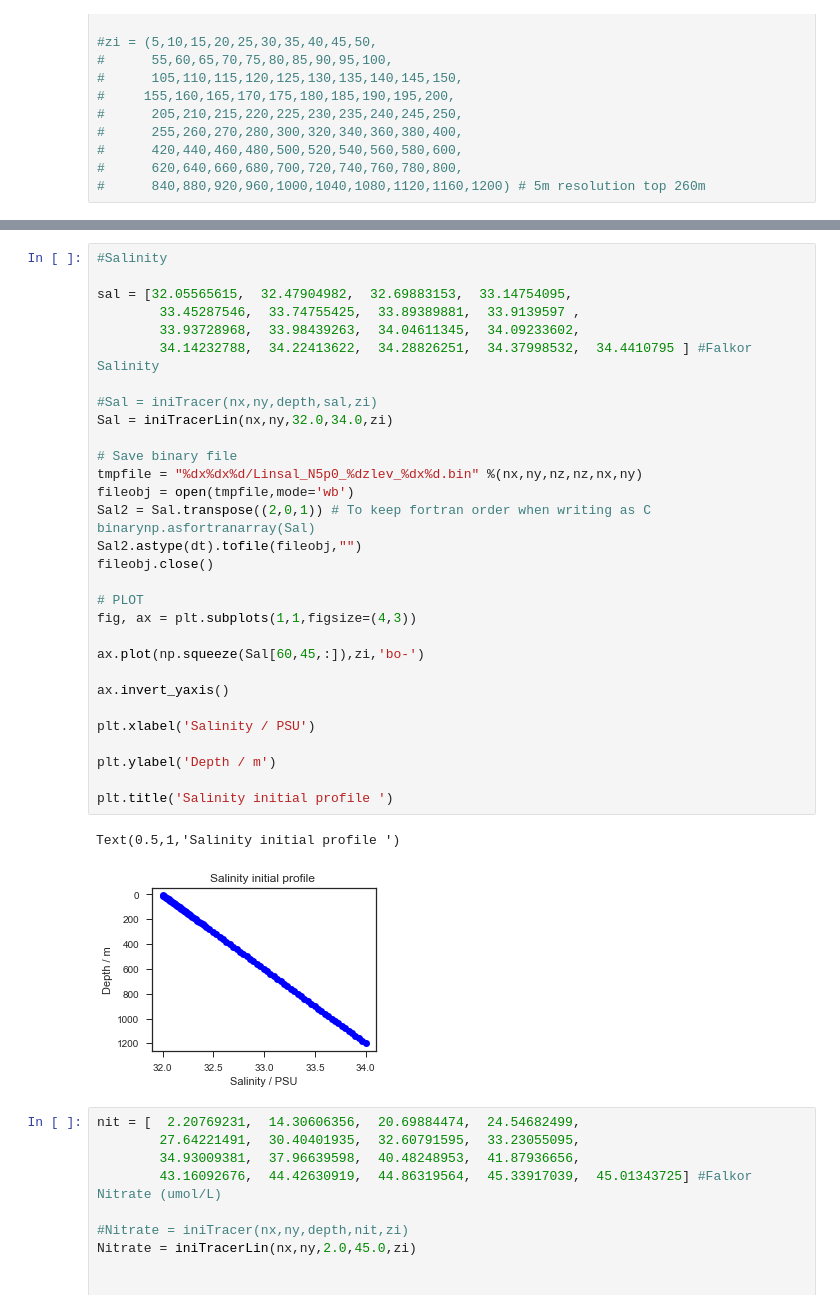
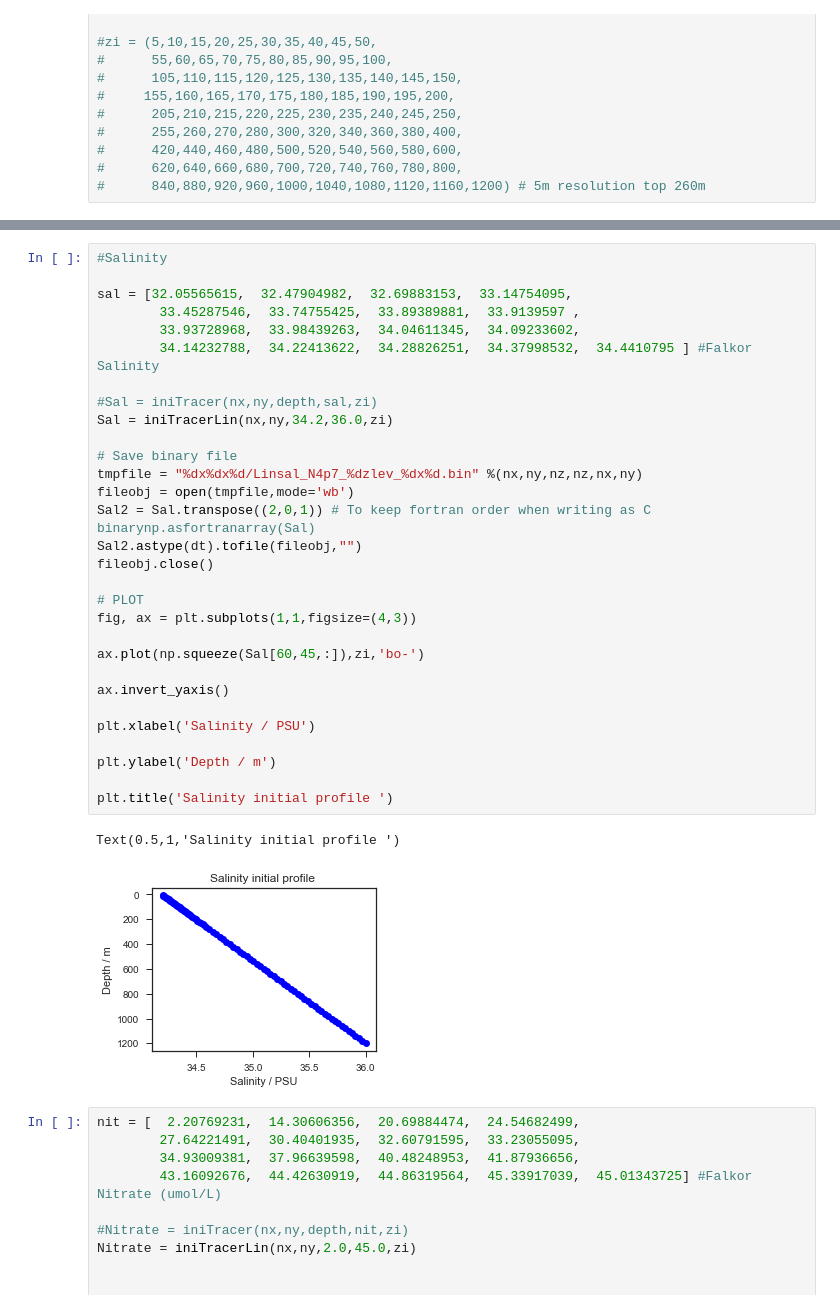
Before and after one commit to UBC-MOAD/buildcanyon, a Jupyter notebook: Stratification/GenerateTSNutrientIniCond.ipynb, the cells around one changed output, grey strips where cells are left out. Cells and saved outputs as stored; diff of their text form.

```diff
--- a/Stratification/GenerateTSNutrientIniCond.ipynb
+++ b/Stratification/GenerateTSNutrientIniCond.ipynb
@@ -219,36 +219,36 @@ Text(0.5,1,'Temperature initial profile ')
 # %%
 #Salinity
 
 sal = [32.05565615,  32.47904982,  32.69883153,  33.14754095,
         33.45287546,  33.74755425,  33.89389881,  33.9139597 ,
         33.93728968,  33.98439263,  34.04611345,  34.09233602,
         34.14232788,  34.22413622,  34.28826251,  34.37998532,  34.4410795 ] #Falkor Salinity
 
 #Sal = iniTracer(nx,ny,depth,sal,zi)
-Sal = iniTracerLin(nx,ny,32.0,34.0,zi)
+Sal = iniTracerLin(nx,ny,34.2,36.0,zi)
 
 # Save binary file
-tmpfile = "%dx%dx%d/Linsal_N5p0_%dzlev_%dx%d.bin" %(nx,ny,nz,nz,nx,ny)
+tmpfile = "%dx%dx%d/Linsal_N4p7_%dzlev_%dx%d.bin" %(nx,ny,nz,nz,nx,ny)
 fileobj = open(tmpfile,mode='wb')
 Sal2 = Sal.transpose((2,0,1)) # To keep fortran order when writing as C binarynp.asfortranarray(Sal)
 Sal2.astype(dt).tofile(fileobj,"")
 fileobj.close()
 
 # PLOT
 fig, ax = plt.subplots(1,1,figsize=(4,3))
 
 ax.plot(np.squeeze(Sal[60,45,:]),zi,'bo-')
 
 ax.invert_yaxis()
 
 plt.xlabel('Salinity / PSU')
 
 plt.ylabel('Depth / m')
 
 plt.title('Salinity initial profile ')
 # %% [output]
 Text(0.5,1,'Salinity initial profile ')
-[figure, old version]
+[figure, new version]
 # %%
 nit = [  2.20769231,  14.30606356,  20.69884474,  24.54682499,
         27.64221491,  30.40401935,  32.60791595,  33.23055095,
```
Also changed, not shown: parts of 2 cells of this notebook, 3 other files.
